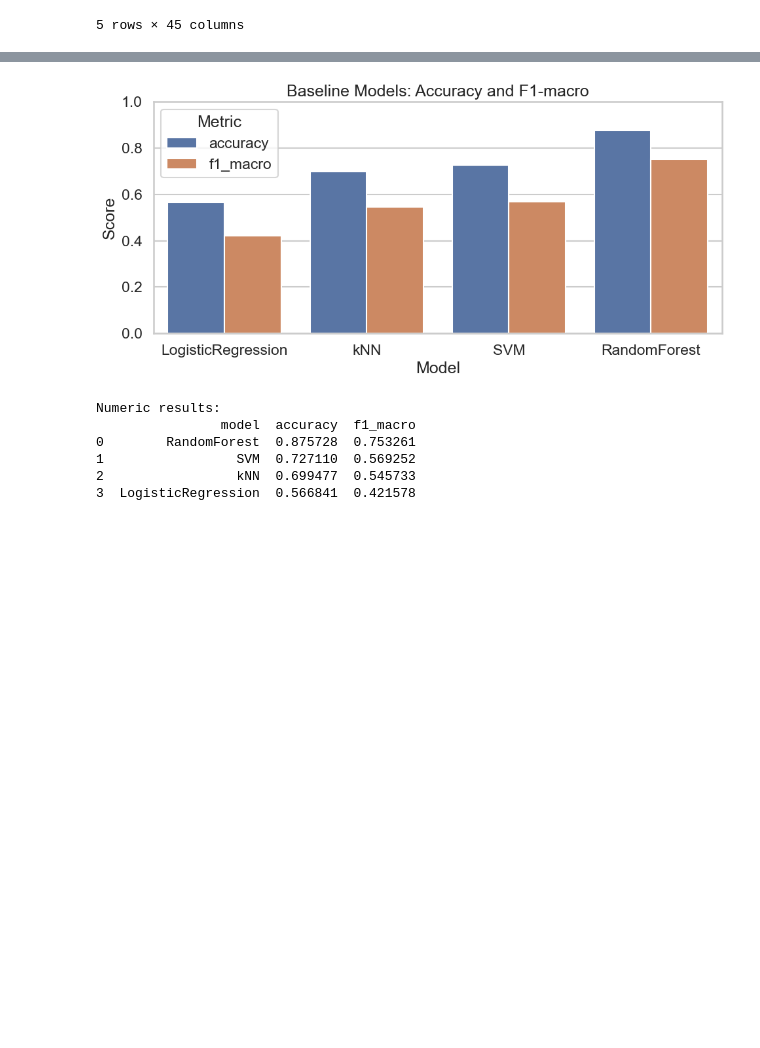
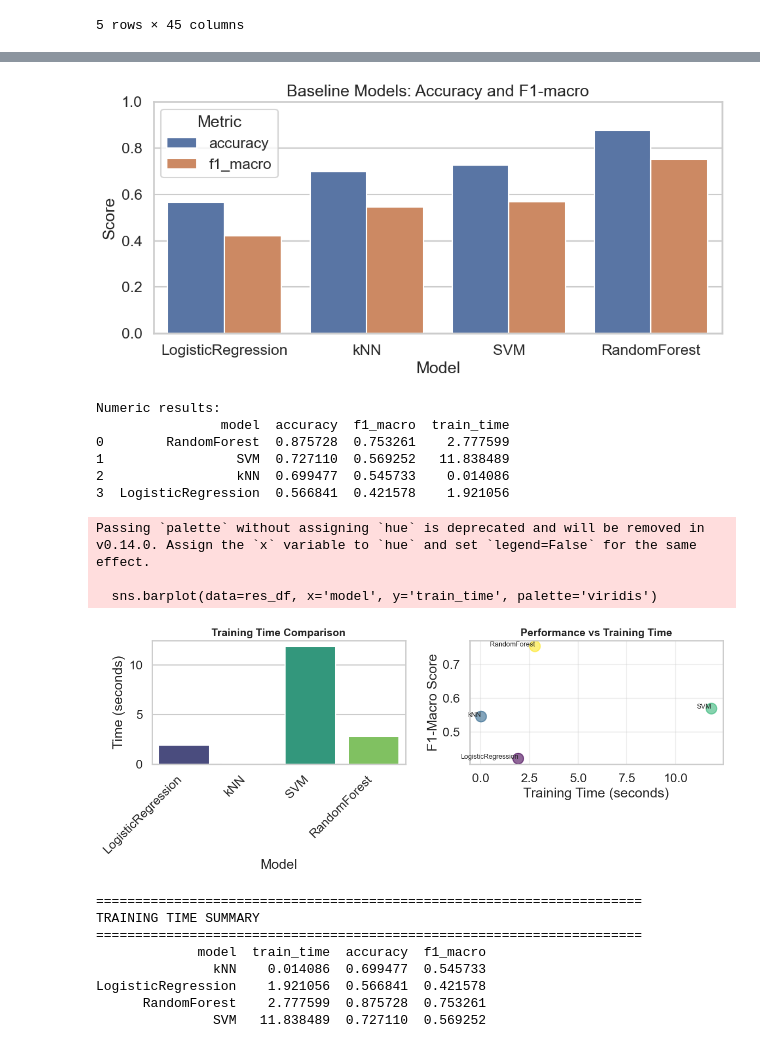
Before and after one commit to alecacerestel/Supervised_Challenge, a Jupyter notebook: notebooks/2_Genre_Original.ipynb, the cells around one changed output, grey strips where cells are left out. Cells and saved outputs as stored; diff of their text form; code cells hidden in the pictures; blank space fills up the shorter version.

Commit message:
Added time analysis

```diff
--- a/notebooks/2_Genre_Original.ipynb
+++ b/notebooks/2_Genre_Original.ipynb
@@ -136,6 +139,7 @@ Final low-card columns for OHE: ['tempo_category']
 # %%
 # Train baseline classifiers with improved preprocessing (scaling, OHE, encodings)
 import warnings
+import time
 import numpy as np
 import pandas as pd
 from pathlib import Path
@@ -186,14 +190,18 @@ models = {
 results = []
 for name, clf in models.items():
     print(f'Training {name}...')
+    start_time = time.time()
     with warnings.catch_warnings():
         warnings.simplefilter('ignore')
         clf.fit(X_train_trans, y_train)
+    end_time = time.time()
+    train_time = end_time - start_time
+
     y_pred = clf.predict(X_val_trans)
     acc = accuracy_score(y_val, y_pred)
     f1 = f1_score(y_val, y_pred, average='macro')
-    print(f'{name} - Acc: {acc:.4f}, F1-macro: {f1:.4f}\n')
-    results.append({'model': name, 'accuracy': acc, 'f1_macro': f1})
+    print(f'{name} - Time: {train_time:.4f}s | Acc: {acc:.4f}, F1-macro: {f1:.4f}\n')
+    results.append({'model': name, 'accuracy': acc, 'f1_macro': f1, 'train_time': train_time})
 
 res_df = pd.DataFrame(results)
 out_path = Path('..') / 'models' / 'results_genre_baselines_full.csv'
@@ -264,8 +272,55 @@ print(res_df.sort_values('f1_macro', ascending=False).reset_index(drop=True))
 # %% [output]
 [figure]
 Numeric results:
-                model  accuracy  f1_macro
-0        RandomForest  0.875728  0.753261
-1                 SVM  0.727110  0.569252
-2                 kNN  0.699477  0.545733
-3  LogisticRegression  0.566841  0.421578
+                model  accuracy  f1_macro  train_time
+0        RandomForest  0.875728  0.753261    2.777599
+1                 SVM  0.727110  0.569252   11.838489
+2                 kNN  0.699477  0.545733    0.014086
+3  LogisticRegression  0.566841  0.421578    1.921056
+# %%
+# Plot training times comparison
+import matplotlib.pyplot as plt
+import seaborn as sns
+
+plt.figure(figsize=(12, 5))
+
+# Subplot 1: Training time
+plt.subplot(1, 2, 1)
+sns.barplot(data=res_df, x='model', y='train_time', palette='viridis')
+plt.title('Training Time Comparison', fontsize=14, fontweight='bold')
+plt.xlabel('Model')
+plt.ylabel('Time (seconds)')
+plt.xticks(rotation=45, ha='right')
+
+# Subplot 2: Performance vs Time
+plt.subplot(1, 2, 2)
+scatter = plt.scatter(res_df['train_time'], res_df['f1_macro'], s=200, alpha=0.6, c=range(len(res_df)), cmap='viridis')
+for i, model in enumerate(res_df['model']):
+    plt.annotate(model, (res_df['train_time'].iloc[i], res_df['f1_macro'].iloc[i]),
+                fontsize=9, ha='right')
+plt.xlabel('Training Time (seconds)')
+plt.ylabel('F1-Macro Score')
+plt.title('Performance vs Training Time', fontsize=14, fontweight='bold')
+plt.grid(alpha=0.3)
+
+plt.tight_layout()
+plt.show()
+
+# Summary table
+print('\n' + '='*70)
+print('TRAINING TIME SUMMARY')
+print('='*70)
+print(res_df[['model', 'train_time', 'accuracy', 'f1_macro']].sort_values('train_time').to_string(index=False))
+# %% [output]
+Passing `palette` without assigning `hue` is deprecated and will be removed in v0.14.0. Assign the `x` variable to `hue` and set `legend=False` for the same effect.
+
+  sns.barplot(data=res_df, x='model', y='train_time', palette='viridis')
+[figure, added]
+======================================================================
+TRAINING TIME SUMMARY
+======================================================================
+             model  train_time  accuracy  f1_macro
+               kNN    0.014086  0.699477  0.545733
+LogisticRegression    1.921056  0.566841  0.421578
+      RandomForest    2.777599  0.875728  0.753261
+               SVM   11.838489  0.727110  0.569252
```
Also changed, not shown: parts of 2 cells of this notebook, 1 other file.
